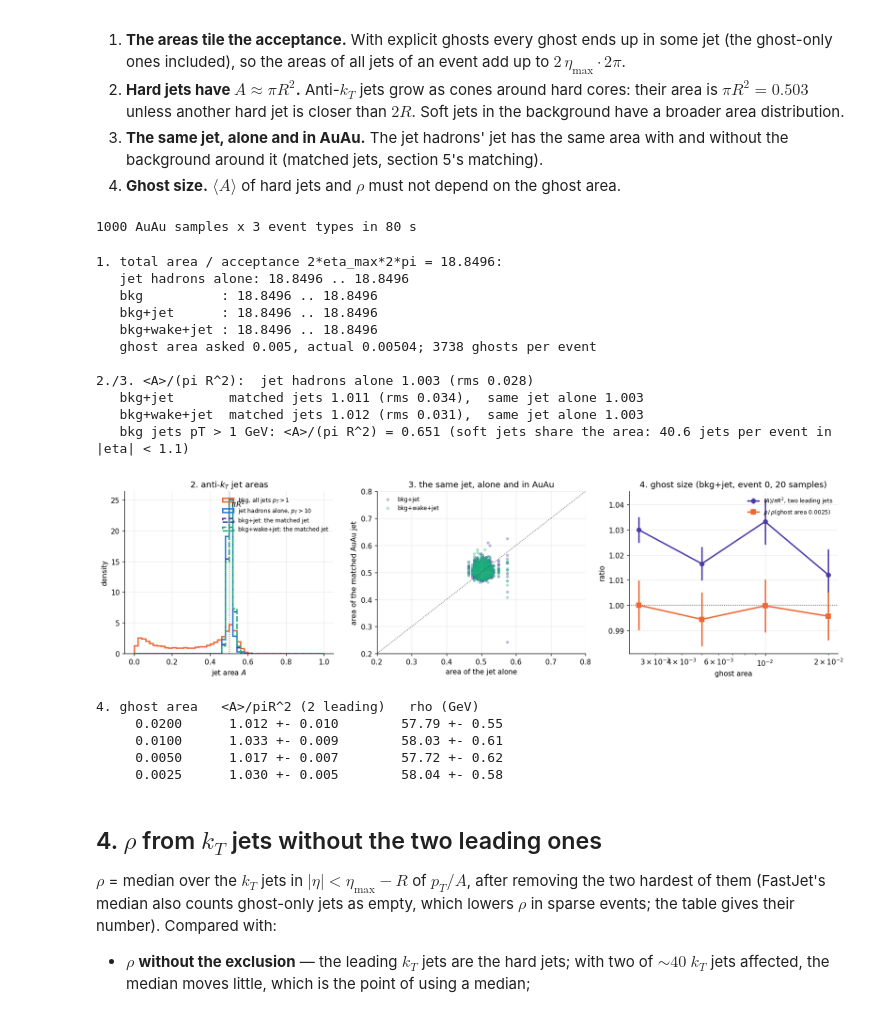
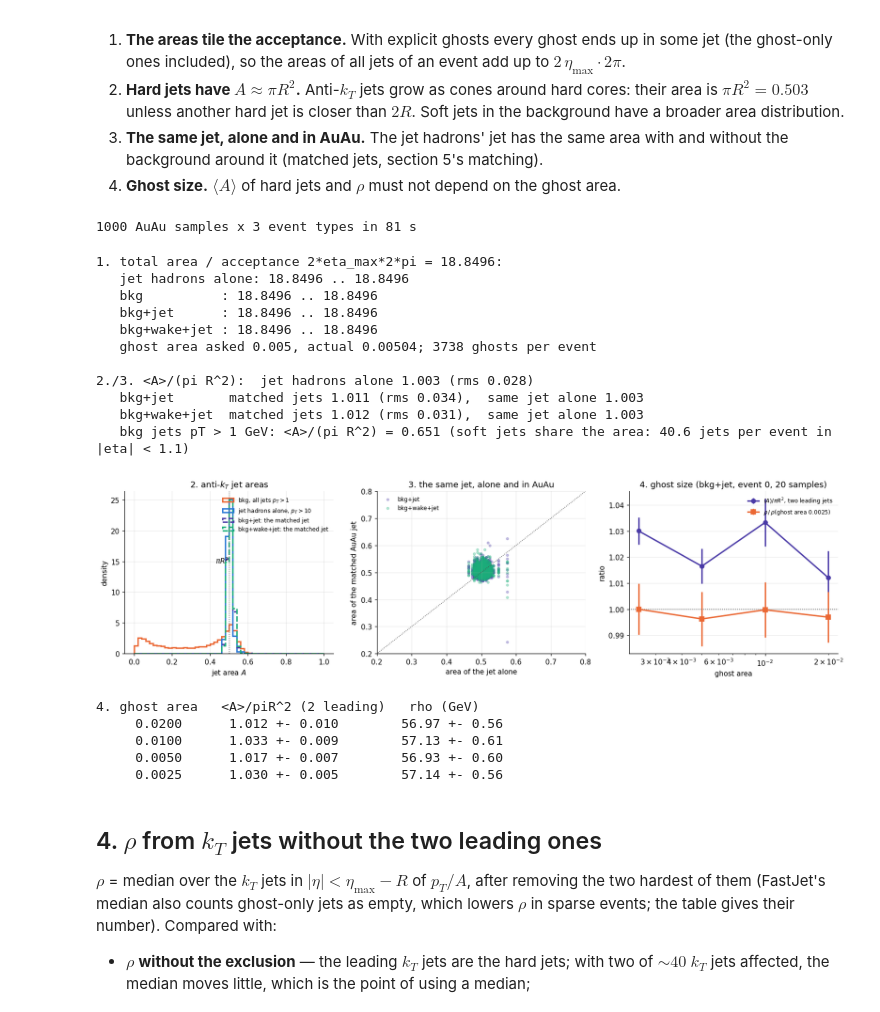
Before and after one commit to jhputschke/js-contrib, a Jupyter notebook: contribs/PyJetscape/example/analysis/jet_fastjet.ipynb, the cells around one changed output. Saved outputs shown, nothing was run; the diff lists cells and outputs as text; code cells hidden in the pictures.

```diff
--- a/contribs/PyJetscape/example/analysis/jet_fastjet.ipynb
+++ b/contribs/PyJetscape/example/analysis/jet_fastjet.ipynb
@@ -168,6 +170,7 @@ def real(jet):
 
 def rho_sigma(kt_jets, selector):
     est = fj.JetMedianBackgroundEstimator(selector, BKG_DEF, AREA_DEF)
+    est.set_use_area_4vector(False)   # median of pT / A, the A of pT - rho A (FastJet 3 default: |A_4vec|)
     est.set_jets(kt_jets)      # the jets we clustered: no second clustering with other ghosts
     return est.rho(), est.sigma()
 
@@ -385,7 +388,7 @@ RHO_REGHOST = np.array(RHO_REGHOST)
 N_AUAU = sum(N_OVER.values())
 print(f"{N_AUAU} AuAu samples x {len(LEGS)} event types in {time.time() - t0:.0f} s")
 # %% [output]
-1000 AuAu samples x 3 event types in 80 s
+1000 AuAu samples x 3 event types in 81 s
 # %%
 print("1. total area / acceptance 2*eta_max*2*pi = %.4f:" % ACC_AREA)
 print(f"   jet hadrons alone: {np.min(total_area_frag):.4f} .. {np.max(total_area_frag):.4f}")
@@ -410,7 +413,7 @@ ax.hist(FJ["area"], A_BINS, density=True, histtype="step", lw=2, color=COL["jet"
 for leg in LEGS[1:]:
     ax.hist(M_REC[leg]["area"], A_BINS, density=True, histtype="step", lw=2, ls="--", color=COL[leg],
             label=f"{leg}: the matched jet")
-ax.axvline(A0, color="0.3", lw=1, ls=":"); ax.text(A0, ax.get_ylim()[1] * 0.95, r" $\pi R^2$", va="top")
+ax.axvline(A0, color="0.3", lw=1, ls=":"); ax.text(A0, ax.get_ylim()[1] * 0.6, r"$\pi R^2$ ", ha="right", va="top")
 ax.set(xlabel="jet area $A$", ylabel="density", title="2. anti-$k_T$ jet areas")
 ax.legend(fontsize=8, loc="upper right")
 
@@ -444,42 +447,43 @@ for ga in (0.02, 0.01, 0.005, 0.0025):
         parts = to_pseudojets(reader.background_event(e, k)) + to_pseudojets(frag_sample(e, j), FRAG_OFFSET)
         csk = fj.ClusterSequenceArea(parts, BKG_DEF, ad)
         est = fj.JetMedianBackgroundEstimator(SEL_RHO, BKG_DEF, ad)
+        est.set_use_area_4vector(False)
         est.set_jets(csk.inclusive_jets())
         rhos.append(est.rho())
         cs = fj.ClusterSequenceArea(parts, JET_DEF, ad)
         jets = fj.sorted_by_pt(SEL_JET(cs.inclusive_jets(1.0)))
         areas += [jt.area() for jt in jets[:2]]
     scan.append((ga, np.mean(areas), np.std(areas) / np.sqrt(len(areas)), np.mean(rhos), np.std(rhos) / np.sqrt(len(rhos))))
 scan = np.array(scan)
 ax.errorbar(scan[:, 0], scan[:, 1] / A0, scan[:, 2] / A0, marker="o", ms=6, color=COL["bkg+jet"],
             label=r"$\langle A\rangle/\pi R^2$, two leading jets")
 ax.errorbar(scan[:, 0], scan[:, 3] / scan[-1, 3], scan[:, 4] / scan[-1, 3], marker="s", ms=6, color=COL["bkg"],
             label=r"$\rho\,/\,\rho$(ghost area 0.0025)")
 ax.axhline(1, color="0.3", lw=1, ls=":")
 ax.set(xscale="log", xlabel="ghost area", ylabel="ratio", title=f"4. ghost size (bkg+jet, event {e}, {n_scan} samples)")
 ax.legend(fontsize=8)
 plt.tight_layout(); plt.show()
 print("\n4. ghost area   <A>/piR^2 (2 leading)   rho (GeV)")
 for ga, a, ae, r_, re in scan:
     print(f"   {ga:8.4f}      {a / A0:.3f} +- {ae / A0:.3f}        {r_:.2f} +- {re:.2f}")
 # %% [output]
 1. total area / acceptance 2*eta_max*2*pi = 18.8496:
    jet hadrons alone: 18.8496 .. 18.8496
    bkg          : 18.8496 .. 18.8496
    bkg+jet      : 18.8496 .. 18.8496
    bkg+wake+jet : 18.8496 .. 18.8496
    ghost area asked 0.005, actual 0.00504; 3738 ghosts per event
 
 2./3. <A>/(pi R^2):  jet hadrons alone 1.003 (rms 0.028)
    bkg+jet       matched jets 1.011 (rms 0.034),  same jet alone 1.003
    bkg+wake+jet  matched jets 1.012 (rms 0.031),  same jet alone 1.003
    bkg jets pT > 1 GeV: <A>/(pi R^2) = 0.651 (soft jets share the area: 40.6 jets per event in |eta| < 1.1)
-[figure, old version]
+[figure, new version]
 4. ghost area   <A>/piR^2 (2 leading)   rho (GeV)
-     0.0200      1.012 +- 0.010        57.79 +- 0.55
-     0.0100      1.033 +- 0.009        58.03 +- 0.61
-     0.0050      1.017 +- 0.007        57.72 +- 0.62
-     0.0025      1.030 +- 0.005        58.04 +- 0.58
+     0.0200      1.012 +- 0.010        56.97 +- 0.56
+     0.0100      1.033 +- 0.009        57.13 +- 0.61
+     0.0050      1.017 +- 0.007        56.93 +- 0.60
+     0.0025      1.030 +- 0.005        57.14 +- 0.56
 # %% [markdown]
 ## 4. $\rho$ from $k_T$ jets without the two leading ones
 
```
Also changed, not shown: parts of 4 cells of this notebook, 1 other file.
